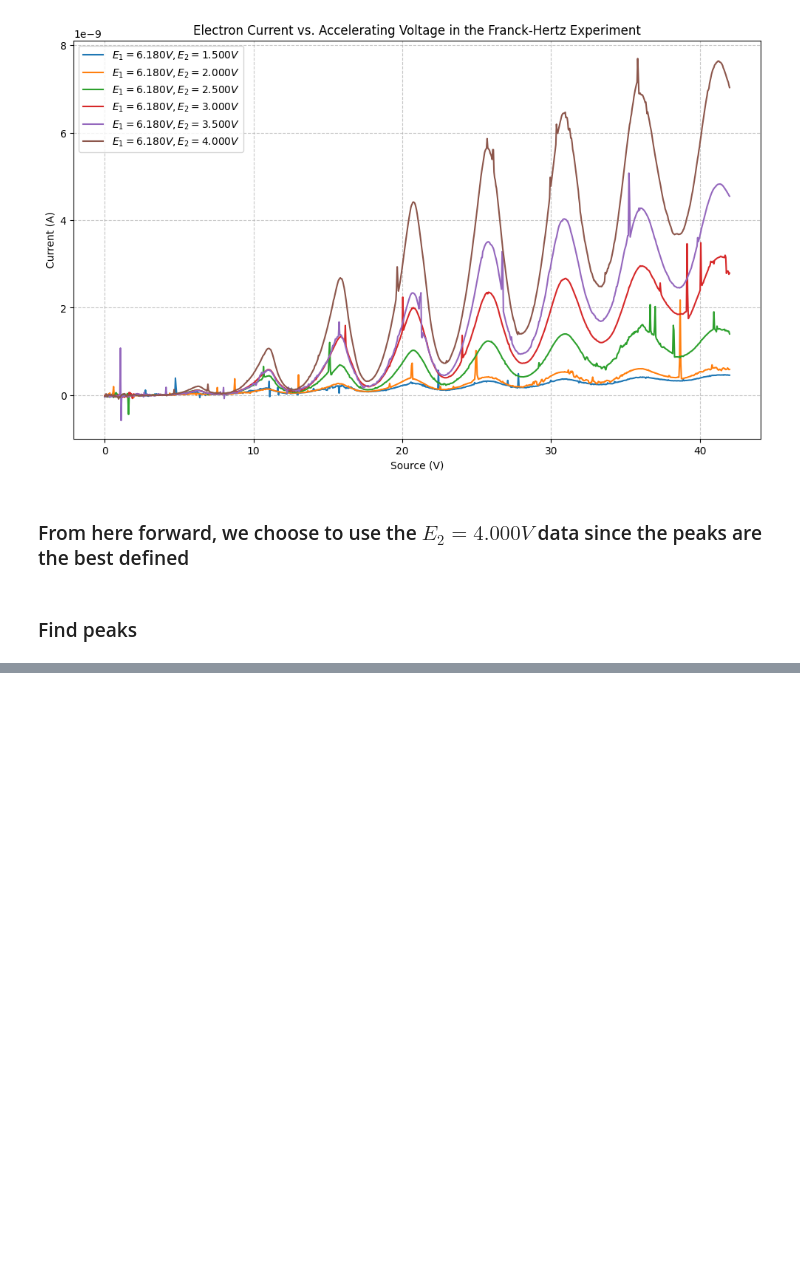
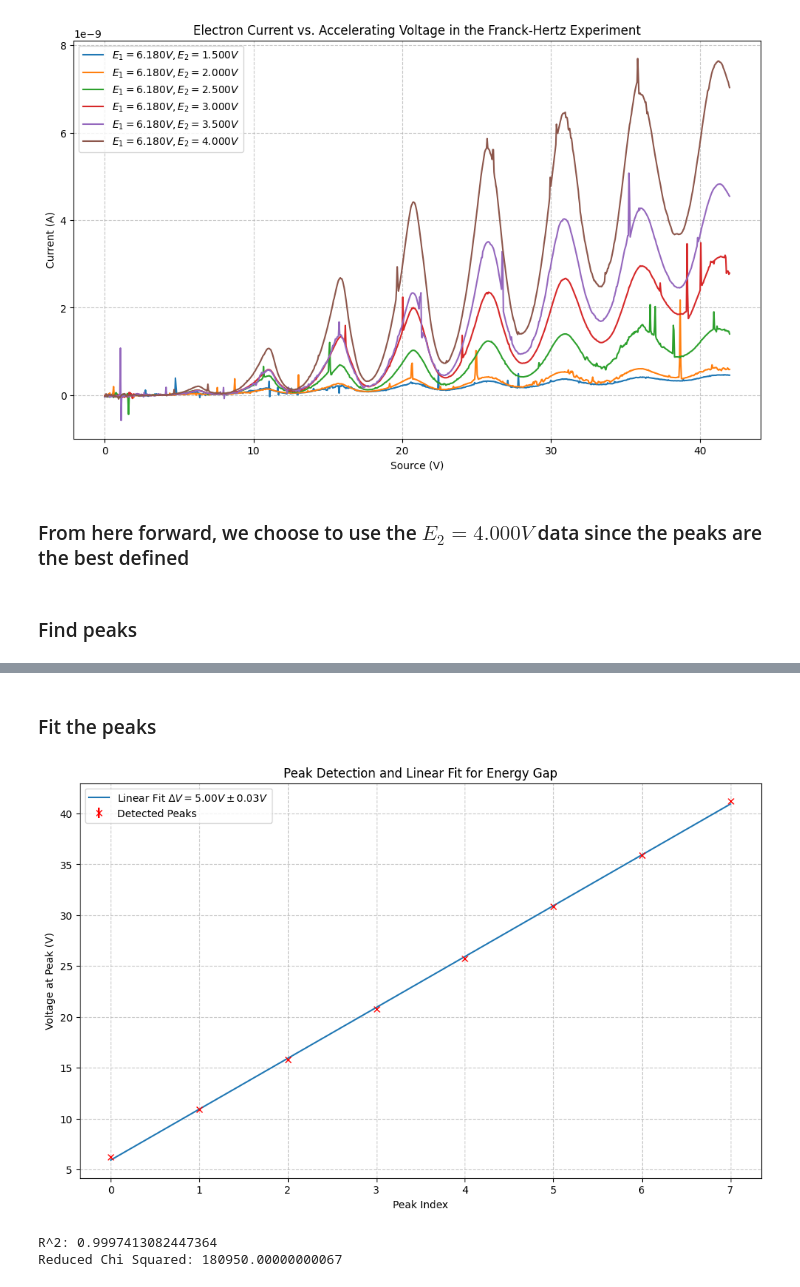
Before and after one commit to lucaschoii/PHY294-Franck-Hertz, a Jupyter notebook: plot.ipynb, the cells around one changed output, grey strips where cells are left out. Drawn from its saved outputs; the diff is of its cells as text; code cells hidden in the pictures; blank space fills up the shorter version.

```diff
--- a/plot.ipynb
+++ b/plot.ipynb
@@ -72 +74,50 @@ print(peaks)
 [149 260 376 494 613 735 855 981]
+# %% [markdown]
+### Fit the peaks
+# %%
+peak_voltages = dataframes[4.0]['CH2 Voltage'][peaks]
+peak_index = [i for i in range(len(peaks))]
+Verr = 0.0005
+
+def linear(x, m, b):
+    return m * x + b
+
+popt, pcov = optimize.curve_fit(linear, peak_index, peak_voltages)
+m, b = popt
+
+puncert = np.sqrt(np.diagonal(pcov))
+V_unc = puncert[0]
+b_unc = puncert[1]
+
+plt.figure(figsize=(12, 7))
+plt.errorbar(peak_index, peak_voltages, yerr=Verr, fmt='rx', label='Detected Peaks')
+plt.plot(peak_index, linear(np.array(peak_index), m, b), label=f'Linear Fit $\Delta V = {m:.2f}V \pm {V_unc:.2f}V$')
+plt.xlabel('Peak Index')
+plt.ylabel('Voltage at Peak (V)')
+plt.legend()
+plt.title('Peak Detection and Linear Fit for Energy Gap')
+plt.grid(True, linestyle='--', alpha=0.7)
+plt.show()
+
+
+
+
+
+y_fit = np.array(peak_index) * m + b
+residuals = np.array(peak_voltages) - y_fit
+ss_res = sum(residuals**2)
+y_mean = sum(peak_voltages) / len(peak_voltages)
+ss_tot = sum((peak_voltages - y_mean)**2)
+r_squared = 1 - (ss_res / ss_tot)
+print(f'R^2: {r_squared}')
+
+numerator = residuals**2
+denominator = Verr**2
+frac = numerator/denominator
+chi_squared = sum(frac)
+reduced_chi_squared = chi_squared / (len(peak_index) - 2)
+print(f'Reduced Chi Squared: {reduced_chi_squared}')
+# %% [output]
+[figure, added]
+R^2: 0.9997413082447364
+Reduced Chi Squared: 180950.00000000067
```
Also changed, not shown: parts of 5 cells of this notebook.
